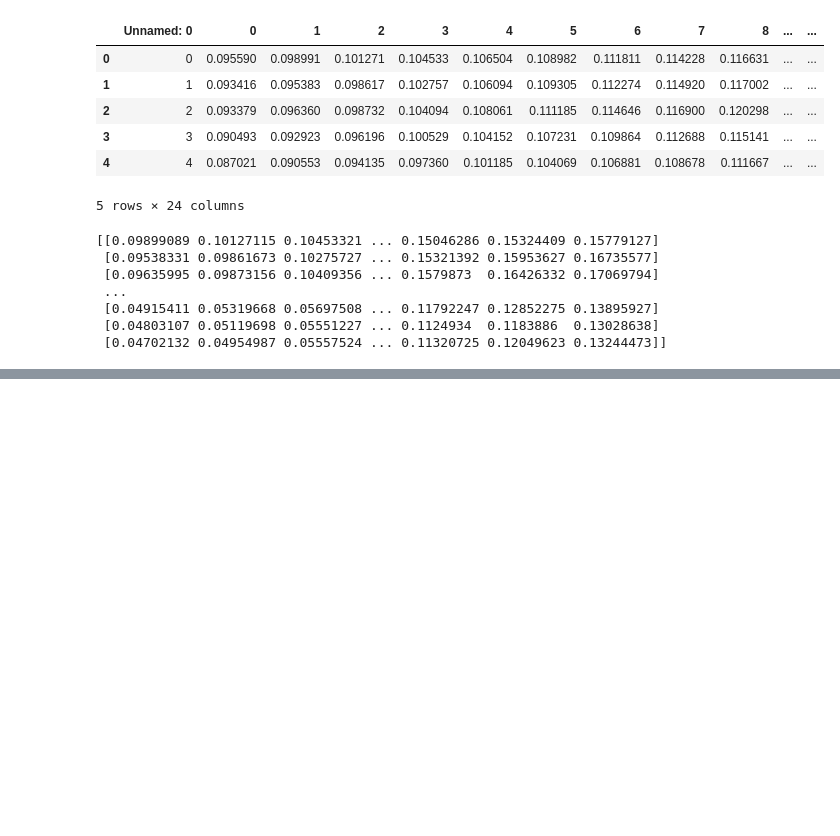
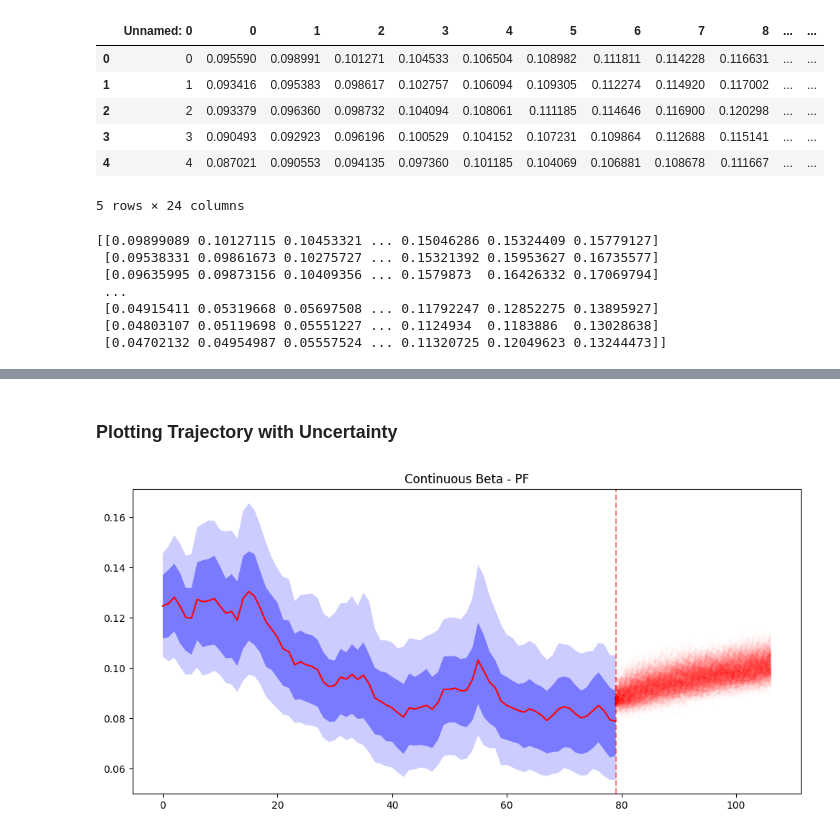
Before and after one commit to atiumcache/flu-forecast-accuracy, a Jupyter notebook: plot_beta_estimate_and_trend_20240702.ipynb, the cells around one changed output, grey strips where cells are left out. Drawn from its saved outputs; the diff is of its cells as text; code cells hidden in the pictures; blank space fills up the shorter version.

```diff
--- a/plot_beta_estimate_and_trend_20240702.ipynb
+++ b/plot_beta_estimate_and_trend_20240702.ipynb
@@ -83,0 +142,31 @@ plt.show()
+# %% [markdown]
+### Plotting Trajectory with Uncertainty
+# %%
+import pandas as pd
+import numpy as np
+
+trend_file = ('./pf_1000_data/datasets/beta_forecast_output/01/2024-04-06'
+              '/out_logit-beta_trj_bootp.csv')
+trend_trajectory = pd.read_csv(trend_file)
+# %%
+plt.figure(figsize=(10,5))
+plt.title("Continuous Beta - PF")
+t=80
+
+plt.fill_between(np.arange(0,t), beta_quantiles[:,3], beta_quantiles[0:t,
+                                                      22-3], facecolor='blue', zorder=10, alpha = 0.2)
+plt.fill_between(np.arange(0,t), beta_quantiles[:,6], beta_quantiles[0:t,
+                                                      22-6], facecolor='blue', zorder=11, alpha = 0.4)
+
+plt.axvline(x = t - 1, color = 'red', linestyle = '--', alpha = 0.5,label =
+"forecast point")
+for index, row in trend_trajectory.iterrows():
+    single_trajectory = row.to_numpy()
+    plt.plot(range(t-1, t+27), single_trajectory, color="red", alpha=0.01)
+
+plt.plot(pf_beta[0:t],color="red",zorder=12)
+plt.tight_layout()
+plt.savefig('Beta.png')
+plt.show()
+# %% [output]
+[figure, added]
```
Also changed, not shown: parts of 7 cells of this notebook, 6 other files.
